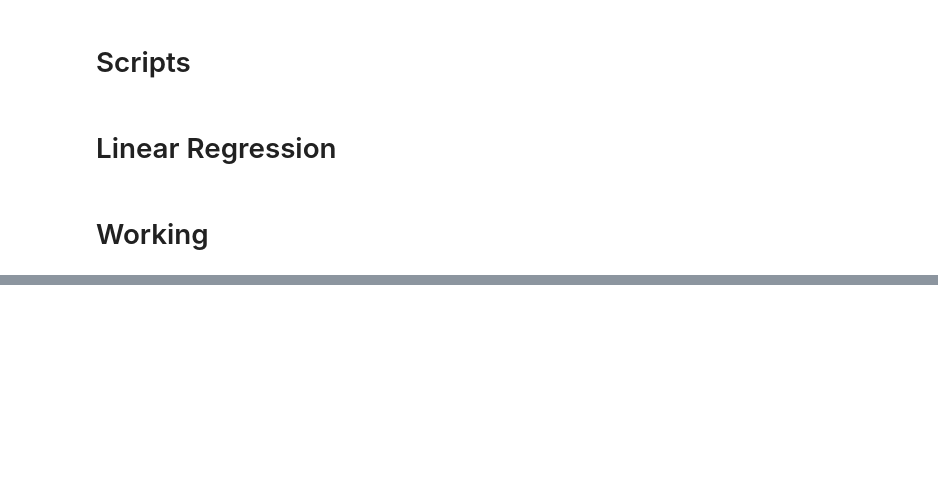
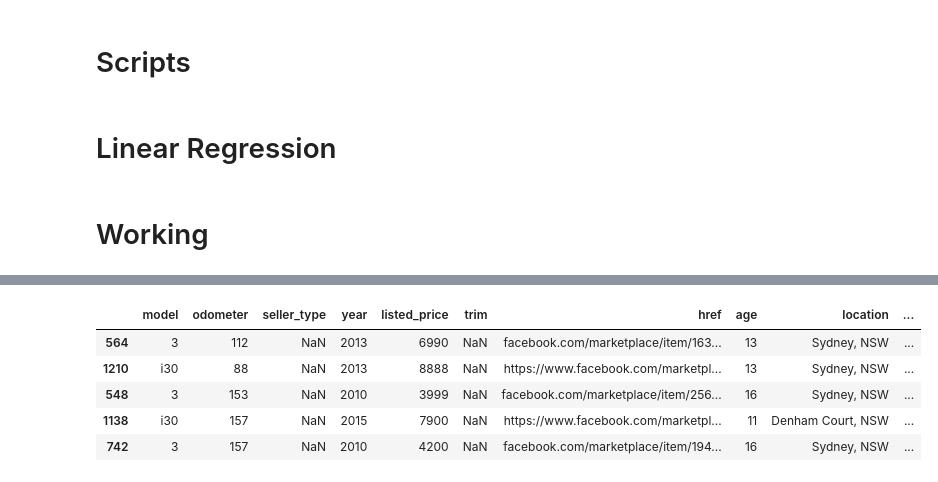
Before and after one commit to imrogerjiang/market_analysis_v2, a Jupyter notebook: Market Analysis V2.ipynb, the cells around one changed output, grey strips where cells are left out. Drawn from its saved outputs; the diff is of its cells as text; code cells hidden in the pictures; blank space fills up the shorter version.

```diff
--- a/Market Analysis V2.ipynb
+++ b/Market Analysis V2.ipynb
@@ -769,0 +883,11 @@ memory usage: 143.6+ KB
+# %%
+a = filter_eligible_listings(listings_lr)
+# %%
+a.head()
+# %% [output]
+|  | model | odometer | seller_type | year | listed_price | trim | href | age | location | ... |
+| 564 | 3 | 112 | NaN | 2013 | 6990 | NaN | facebook.com/marketplace/item/163... | 13 | Sydney, NSW | ... |
+| 1210 | i30 | 88 | NaN | 2013 | 8888 | NaN | https://www.facebook.com/marketpl... | 13 | Sydney, NSW | ... |
+| 548 | 3 | 153 | NaN | 2010 | 3999 | NaN | facebook.com/marketplace/item/256... | 16 | Sydney, NSW | ... |
+| 1138 | i30 | 157 | NaN | 2015 | 7900 | NaN | https://www.facebook.com/marketpl... | 11 | Denham Court, NSW | ... |
+| 742 | 3 | 157 | NaN | 2010 | 4200 | NaN | facebook.com/marketplace/item/194... | 16 | Sydney, NSW | ... |
```
Also changed, not shown: parts of 8 cells of this notebook.
